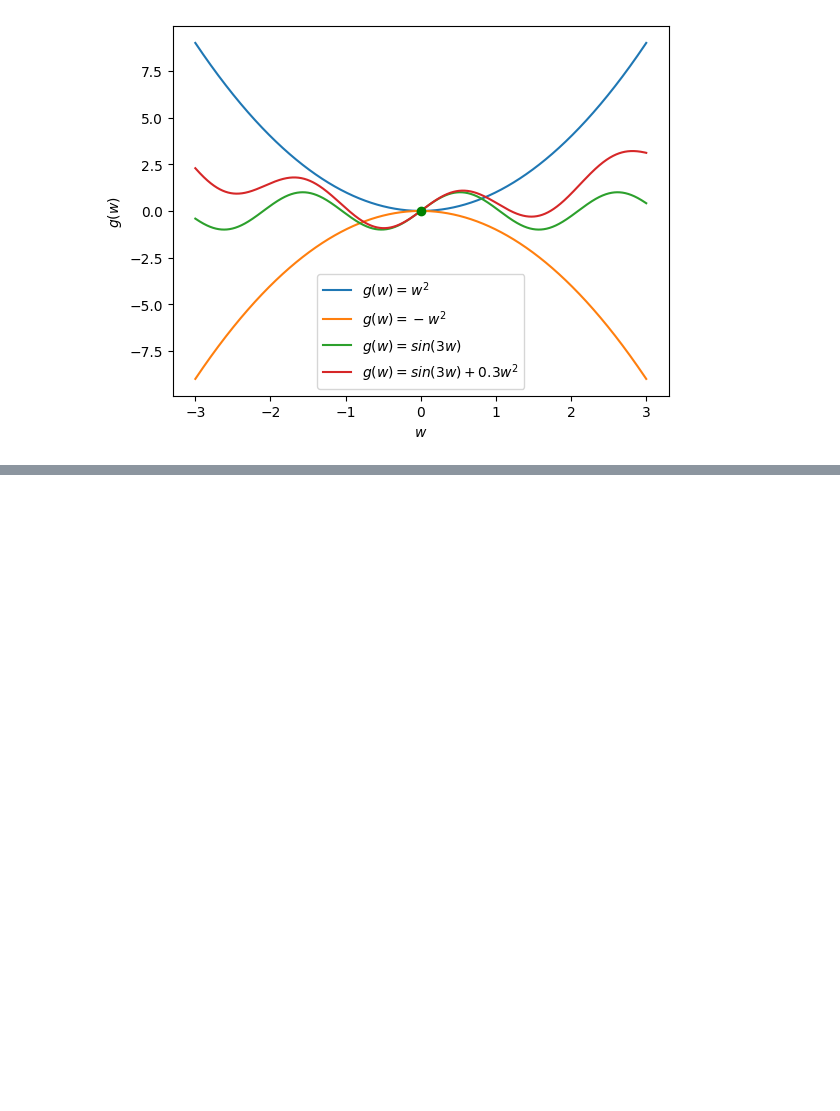
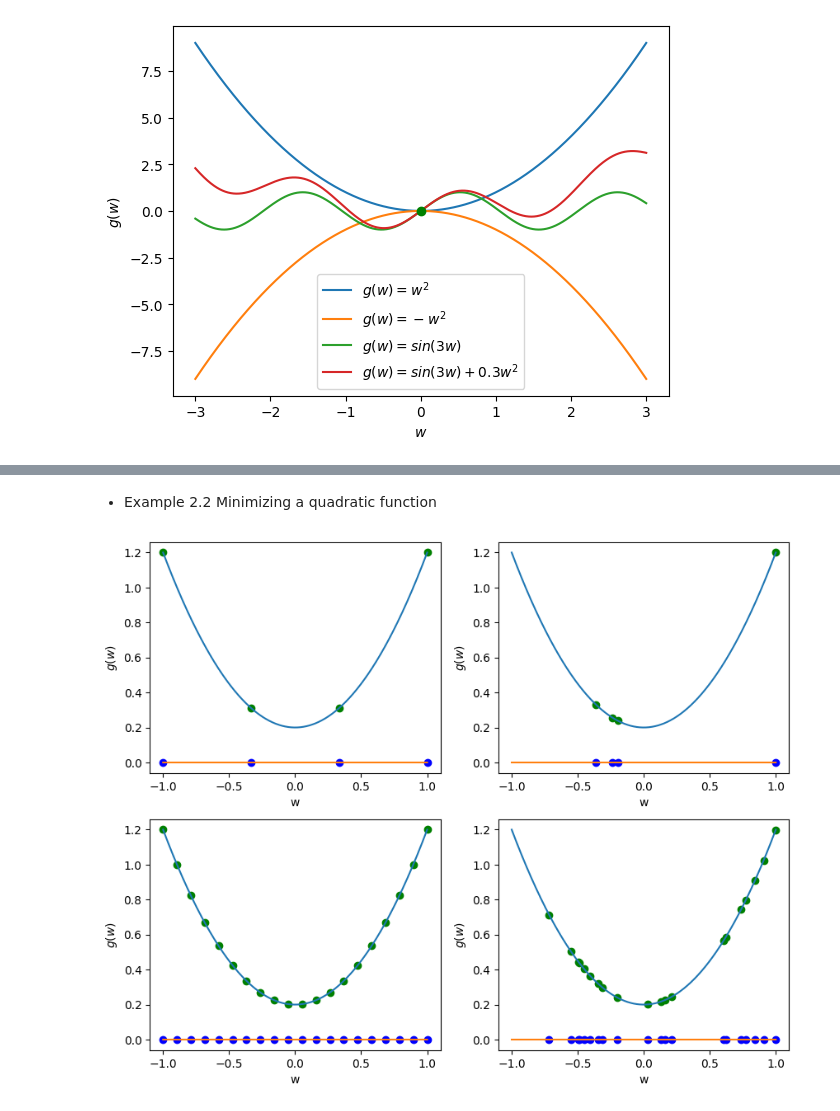
Before and after one commit to Pokemongle/ubc_ml, a Jupyter notebook: textbook/ch2.ipynb, the cells around one changed output, grey strips where cells are left out. Cells and saved outputs as stored; diff of their text form; code cells hidden in the pictures; blank space fills up the shorter version.

```diff
--- a/textbook/ch2.ipynb
+++ b/textbook/ch2.ipynb
@@ -23,0 +53,24 @@ Text(0, 0.5, '$g(w)$')
+# %% [markdown]
+- Example 2.2 Minimizing a quadratic function
+# %%
+def g(w):
+    return w * w + 0.2
+def h(w):
+    return np.zeros_like(w)
+
+x = np.linspace(-1,1,2000)
+x1 = np.linspace(-1,1,4)
+x2 = np.sort(np.random.uniform(-1,1,4)) # np.sort np.random.uniform
+x3 = np.linspace(-1,1,20)
+x4 = np.sort(np.random.uniform(-1,1,20))
+x_list=[x1,x2,x3,x4]
+fig,axes=plt.subplots(2,2,figsize=(10,8)) # subplots
+for i,ax in enumerate(axes.ravel()): # .ravel()
+    ax.plot(x,g(x))
+    ax.plot(x,h(x))
+    ax.scatter(x_list[i],g(x_list[i]),marker='o',color='g')
+    ax.scatter(x_list[i],h(x_list[i]),marker='o',color='b')
+    ax.set_ylabel('$g(w)$') # ax.set_ylabel
+    ax.set_xlabel('w')
+# %% [output]
+[figure, added]
```
Also changed, not shown: parts of 7 cells of this notebook, 1 other file.
